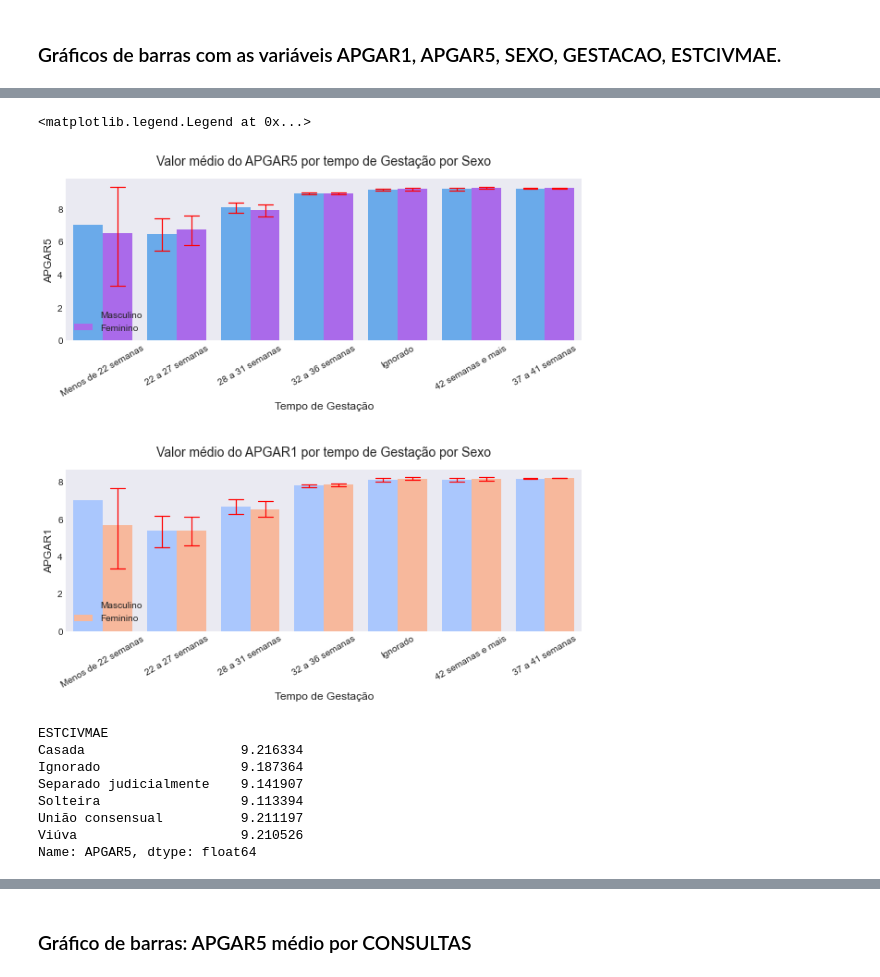
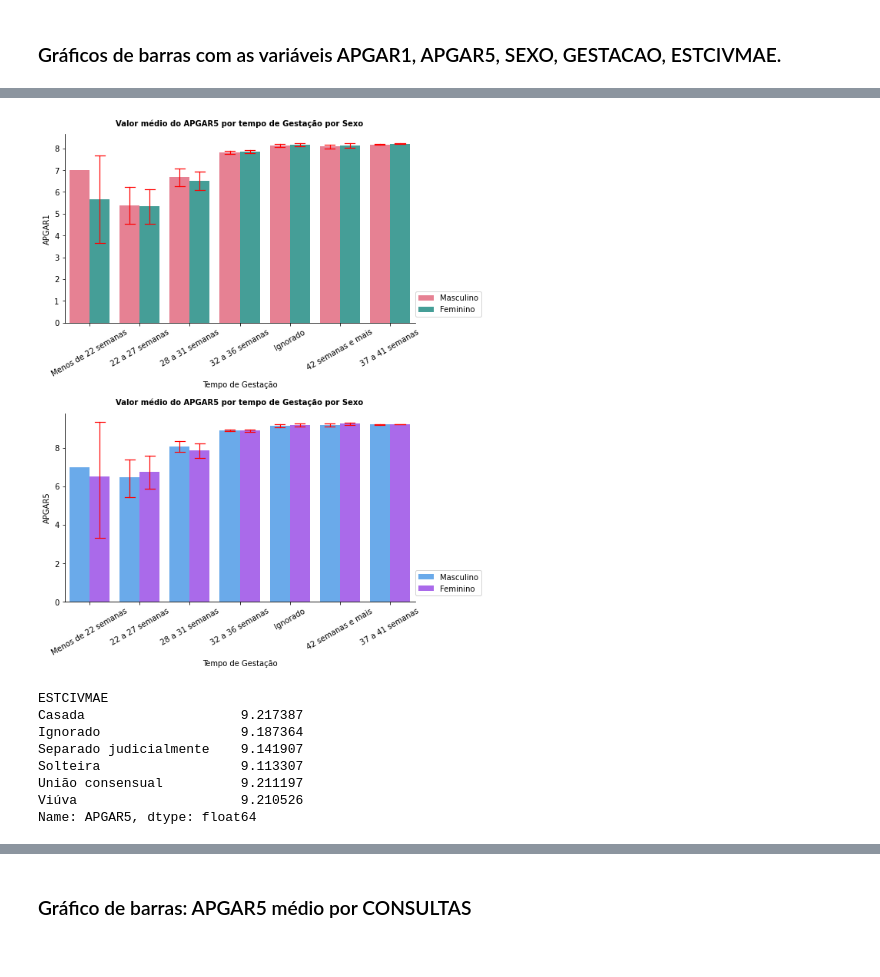
Before and after one commit to luizaires/Analise-SINASC-RO, a Jupyter notebook: Analise_de dados do_SINASC_2019 de Rondônia.ipynb, the cells around one changed output, grey strips where cells are left out. Cells and saved outputs as stored; diff of their text form; code cells hidden in the pictures.

```diff
--- a/Analise_de dados do_SINASC_2019 de Rondônia.ipynb
+++ b/Analise_de dados do_SINASC_2019 de Rondônia.ipynb
@@ -112,11 +99,11 @@ Casada                    9924
 Name: ESTCIVMAE, dtype: int64
 # %%
 #Substituindo valores da varíavel consulta
-df.loc[df['CONSULTAS'] == 1, 'CONSULTAS'] = 'Nenhuma'
-df.loc[df['CONSULTAS'] == 2, 'CONSULTAS'] = 'De 2 a 3'
-df.loc[df['CONSULTAS'] == 3, 'CONSULTAS'] = 'De 4 a 6'
-df.loc[df['CONSULTAS'] == 4, 'CONSULTAS'] = '7 ou mais'
-df.loc[df['CONSULTAS'] == 9, 'CONSULTAS'] = 'Ignorado'
+sinasc.loc[sinasc['CONSULTAS'] == 1, 'CONSULTAS'] = 'Nenhuma'
+sinasc.loc[sinasc['CONSULTAS'] == 2, 'CONSULTAS'] = 'De 2 a 3'
+sinasc.loc[sinasc['CONSULTAS'] == 3, 'CONSULTAS'] = 'De 4 a 6'
+sinasc.loc[sinasc['CONSULTAS'] == 4, 'CONSULTAS'] = '7 ou mais'
+sinasc.loc[sinasc['CONSULTAS'] == 9, 'CONSULTAS'] = 'Ignorado'
 #Contagem dos valores
-df['CONSULTAS'].value_counts()
+sinasc['CONSULTAS'].value_counts()
 # %% [output]
@@ -148,12 +131,11 @@ Text(0.5, 1.0, 'Valor Médio do APGAR1 por Sexo')
 #Agrupando as categorias da variável GESTACAO,
 #calculando a média dos valores do APGAR5 de cada categoria e ordenado os valores em ordem crescente
 #Atribuindo valores a uma variável
-media_grupo = df.groupby('GESTACAO')['APGAR5'].mean().sort_values().values
+media_grupo = sinasc.groupby('GESTACAO')['APGAR5'].mean().sort_values().values
 #Atribuindo os índices a uma variável
-nomes_grupo = df.groupby('GESTACAO')['APGAR5'].mean().sort_values().index
+nomes_grupo = sinasc.groupby('GESTACAO')['APGAR5'].mean().sort_values().index
 # %%
-#Plotando o valor médio do APGAR5 por tempo de Gestação
-plt.style.use('seaborn-dark')
+#Plotando o valor médio do APGAR5 por tempo de Gestação, usando pyplot
 fig, ax = plt.subplots(figsize = (6,4))
 ax.bar(nomes_grupo, media_grupo)
 ax.tick_params(axis = 'x', rotation = 30)
@@ -190,42 +169,40 @@ Text(0.5, 1.05, 'Valor Médio do APGAR1 por Tempo de Gestação')
 # %%
-#Plotagem do APGAR5 médio por tempo de Gestação de acordo com o sexo ordenado em ordem crescente
-fig, ax = plt.subplots(2, 1, figsize = (10, 9))
-sns.barplot(ax = ax[0], x = 'GESTACAO', y = 'APGAR5', hue = 'SEXO', data = df,
-           order = nomes_grupo, palette = 'cool',
-           errcolor = 'r', errwidth = 1.2, capsize = 0.2)
-#Plotagem do APGAR5 médio por tempo de Gestação de acordo com o sexo ordenado em ordem crescente
-sns.barplot(ax = ax[1], x = 'GESTACAO', y = 'APGAR1', hue = 'SEXO', data = df,
-           order = nomes_grupo, palette = 'coolwarm', saturation = 1,
-           errcolor = 'r', errwidth = 1.2, capsize = 0.2)
-#Rotação dos ticks no eixo x
-ax[0].tick_params(axis = 'x', rotation = 30)
-ax[1].tick_params(axis = 'x', rotation = 30)
-#Ajuste do espaçamento entre os gráficos
-plt.subplots_adjust(hspace = 0.8)
-#Eixo x
-ax[0].set_xlabel('Tempo de Gestação', fontsize = 12)
-ax[1].set_xlabel('Tempo de Gestação', fontsize = 12)
-#Eixo y
-ax[0].set_ylabel('APGAR5', fontsize = 12)
-ax[1].set_ylabel('APGAR1', fontsize = 12)
-#Título
-ax[0].set_title('Valor médio do APGAR5 por tempo de Gestação por Sexo', fontsize = 14, y = 1.05)
-ax[1].set_title('Valor médio do APGAR1 por tempo de Gestação por Sexo', fontsize = 14, y = 1.05)
-#Legendas
-ax[0].legend(loc='best')
-ax[1].legend(loc='best')
+#Plotagem do APGAR1 e APGAR5 médio por tempo de Gestação de acordo com o sexo ordenado em ordem crescente
+cols = ['APGAR1', 'APGAR5']
+palette_colors = ['husl', 'cool']
+with mpl.rc_context({'axes.spines.top': False, 'axes.spines.right': False, 'figure.constrained_layout.use': True}):
+    fig, ax = plt.subplots(2, 1, figsize = (8, 10))
+    for ax, col, palette_color in zip(fig.get_axes(), cols, palette_colors):
+        sns.barplot(ax = ax,
+                    x = 'GESTACAO',
+                    y = col,
+                    hue = 'SEXO',
+                    data = sinasc,
+                    order = nomes_grupo,
+                    palette = palette_color,
+                    errcolor = 'r',
+                    errwidth = 1.2,
+                    capsize = 0.2)
+
+        #Rotação dos ticks no eixo x
+        ax.tick_params(axis = 'x', rotation = 30)
+        #Eixo x
+        ax.set_xlabel('Tempo de Gestação', fontsize = 10)
+        #Título
+        ax.set_title('Valor médio do APGAR5 por tempo de Gestação por Sexo', fontsize = 10, fontweight = 'bold', y = 1.02)
+        #Legendas
+        ax.legend(loc='right', bbox_to_anchor = (1.2, 0.1))
 # %% [output]
-<matplotlib.legend.Legend at 0x...>
-[figure, old version]
+[figure, new version]
 # %%
-APGAR5_med_ESTCIVMAE = df.groupby('ESTCIVMAE')['APGAR5'].mean()
+APGAR5_med_ESTCIVMAE = sinasc.groupby('ESTCIVMAE')['APGAR5'].mean()
 APGAR5_med_ESTCIVMAE
 # %% [output]
 ESTCIVMAE
-Casada                    9.216334
+Casada                    9.217387
 Ignorado                  9.187364
 Separado judicialmente    9.141907
-Solteira                  9.113394
+Solteira                  9.113307
 União consensual          9.211197
 Viúva                     9.210526
 Name: APGAR5, dtype: float64
```
Also changed, not shown: parts of 37 cells of this notebook.
